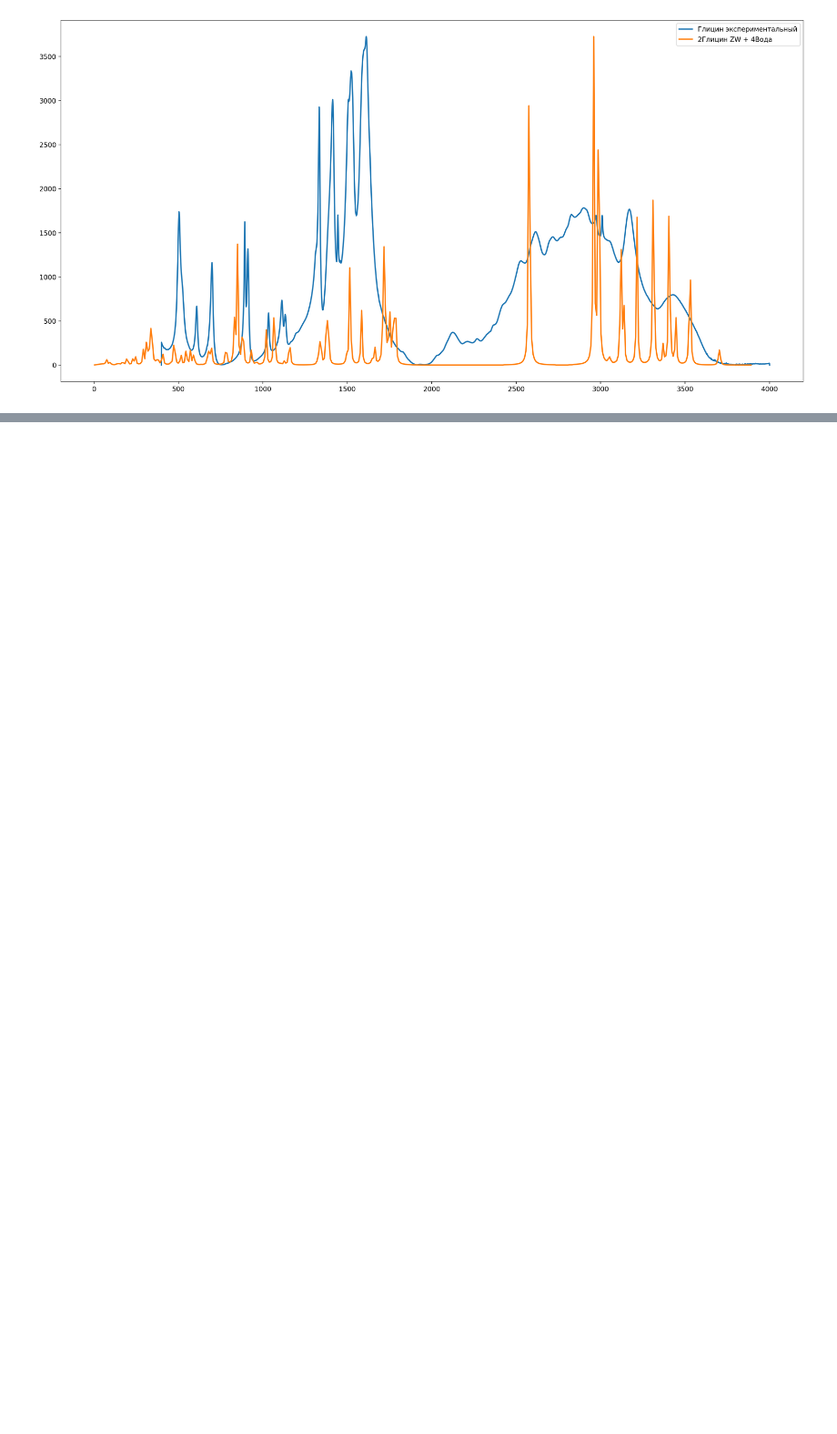
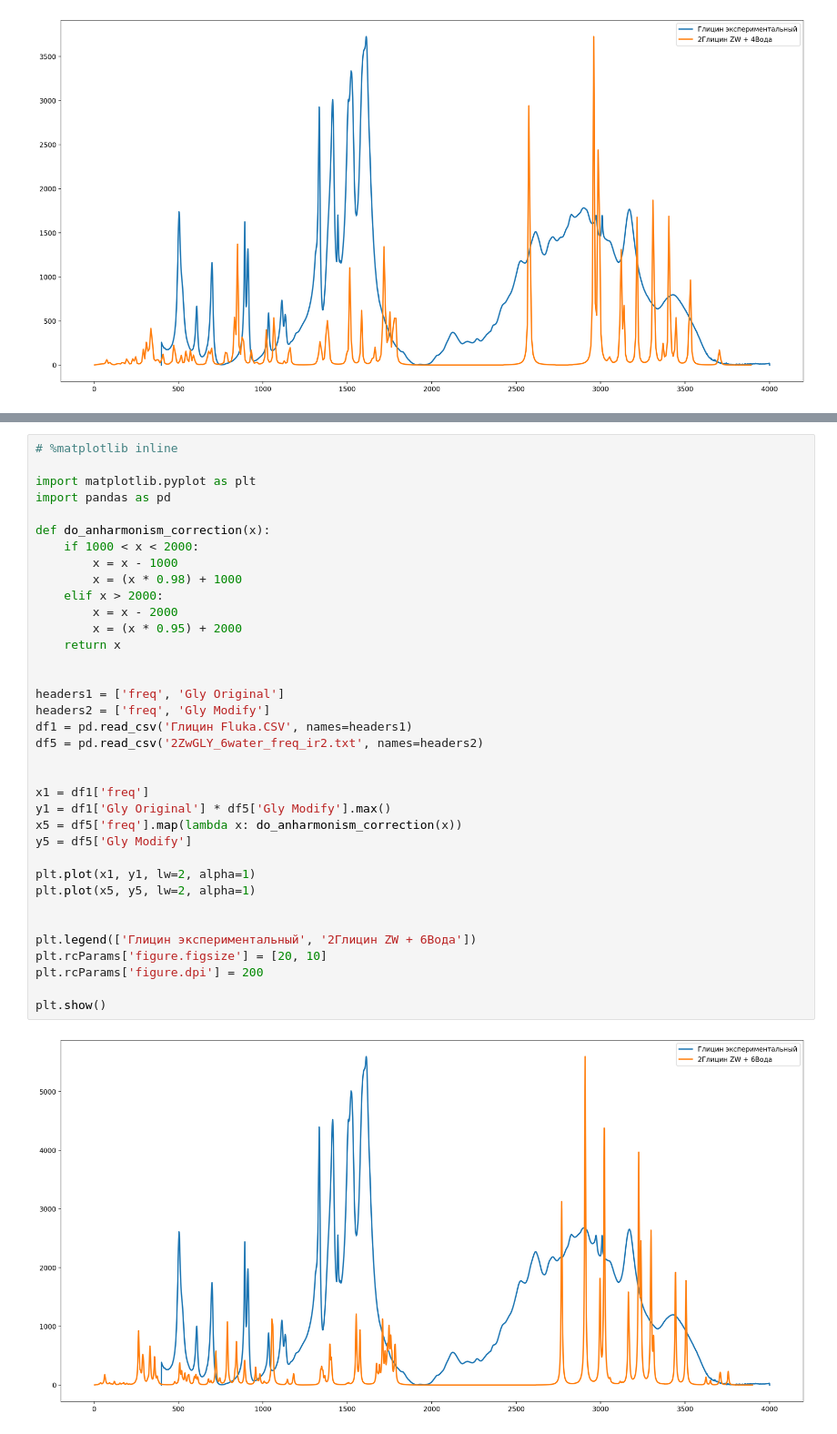
Before and after one commit to pavelFilin/glycine-zw-graphs, a Jupyter notebook: glycine_graph.ipynb, the cells around one changed output, grey strips where cells are left out. Shown at 91% size. Saved outputs shown, nothing was run; the diff lists cells and outputs as text; blank space fills up the shorter version.

```diff
--- a/glycine_graph.ipynb
+++ b/glycine_graph.ipynb
@@ -219,0 +224,38 @@ plt.show()
+# %%
+# %matplotlib inline
+
+import matplotlib.pyplot as plt
+import pandas as pd
+
+def do_anharmonism_correction(x):
+    if 1000 < x < 2000:
+        x = x - 1000
+        x = (x * 0.98) + 1000
+    elif x > 2000:
+        x = x - 2000
+        x = (x * 0.95) + 2000
+    return x
+
+
+headers1 = ['freq', 'Gly Original']
+headers2 = ['freq', 'Gly Modify']
+df1 = pd.read_csv('Глицин Fluka.CSV', names=headers1)
+df5 = pd.read_csv('2ZwGLY_6water_freq_ir2.txt', names=headers2)
+
+
+x1 = df1['freq']
+y1 = df1['Gly Original'] * df5['Gly Modify'].max()
+x5 = df5['freq'].map(lambda x: do_anharmonism_correction(x))
+y5 = df5['Gly Modify']
+
+plt.plot(x1, y1, lw=2, alpha=1)
+plt.plot(x5, y5, lw=2, alpha=1)
+
+
+plt.legend(['Глицин экспериментальный', '2Глицин ZW + 6Вода'])
+plt.rcParams['figure.figsize'] = [20, 10]
+plt.rcParams['figure.dpi'] = 200
+
+plt.show()
+# %% [output]
+[figure, added]
```
Also changed, not shown: parts of 6 cells of this notebook.
